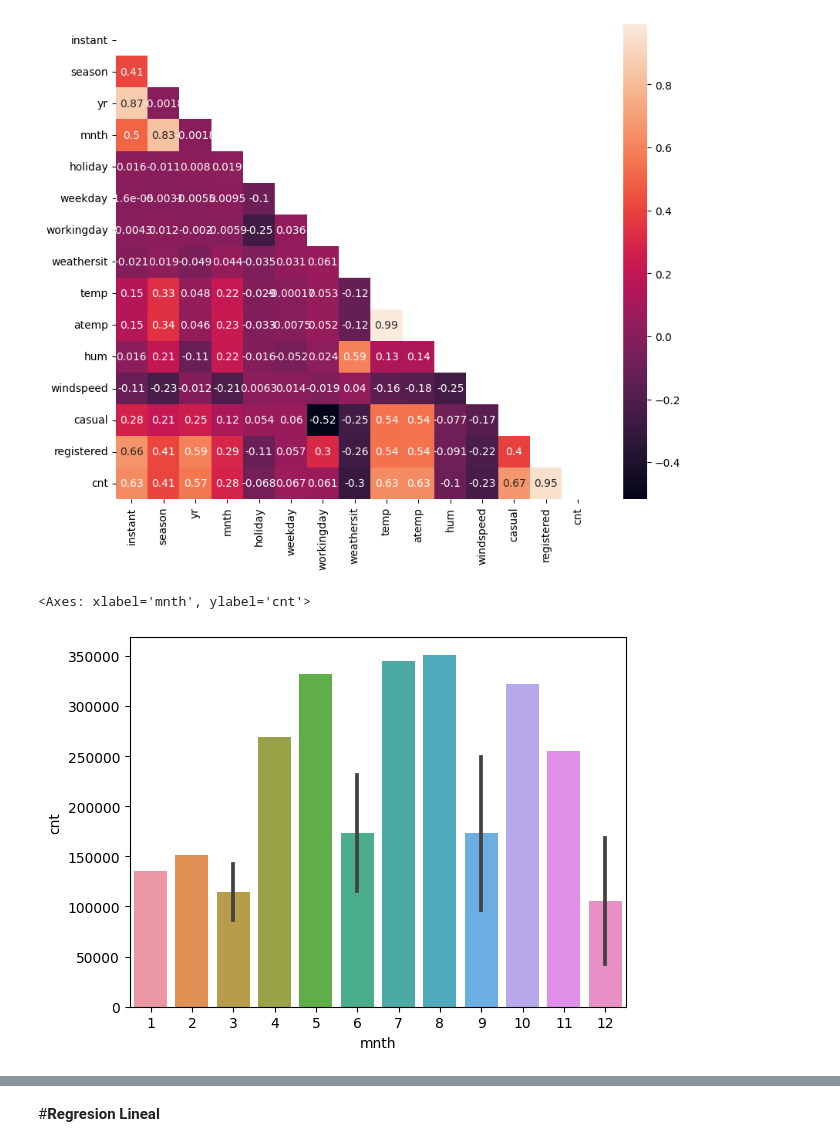
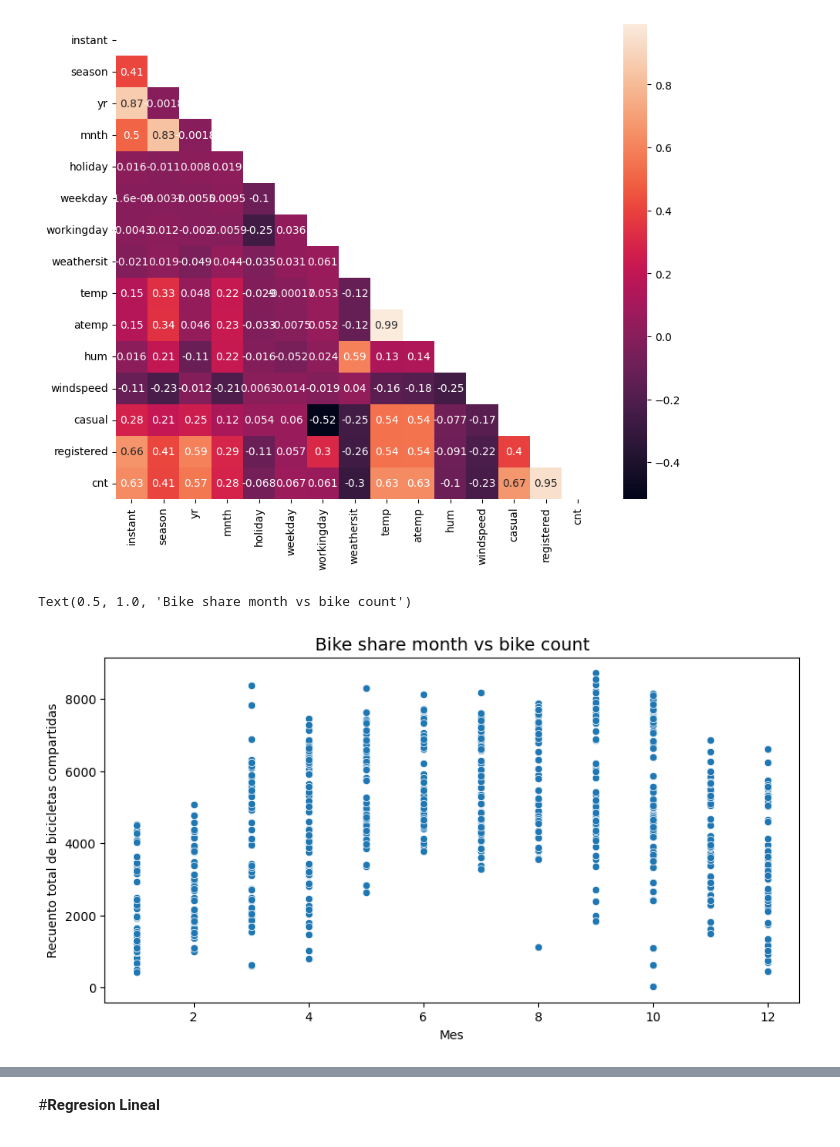
Before and after one commit to gustaavoq94/proyecto2, a Jupyter notebook: proyecto2.2.ipynb, the cells around one changed output, grey strips where cells are left out. Drawn from its saved outputs; the diff is of its cells as text; code cells hidden in the pictures.

```diff
--- a/proyecto2.2.ipynb
+++ b/proyecto2.2.ipynb
@@ -99,10 +144,13 @@ sns.heatmap(df.corr('pearson'),annot = True,mask=mask)
 # %% [output]
 <Axes: >
 [figure]
-# %%
-#Agrupamos season y moth para poder ver una grafica de la renta de bicicletas por temporada
-df_grp = df.groupby(['season', 'mnth'])['cnt'].sum().reset_index()
-sns.barplot(x="mnth", y="cnt", data=df_grp)
-# %% [output]
-<Axes: xlabel='mnth', ylabel='cnt'>
-[figure, removed]
+# %%
+#Agrupamos cnt y month para poder ver una grafica de la renta de bicicletas por temporada
+plt.figure(figsize=(10,5))
+ax = sns.scatterplot(x=df.dteday.astype('datetime64').dt.month,y=df.cnt)
+ax.set_xlabel("Mes")
+ax.set_ylabel("Recuento total de bicicletas compartidas")
+plt.title('Bike share month vs bike count',fontsize=14)
+# %% [output]
+Text(0.5, 1.0, 'Bike share month vs bike count')
+[figure, added]
```
Also changed, not shown: parts of 4 cells of this notebook.
